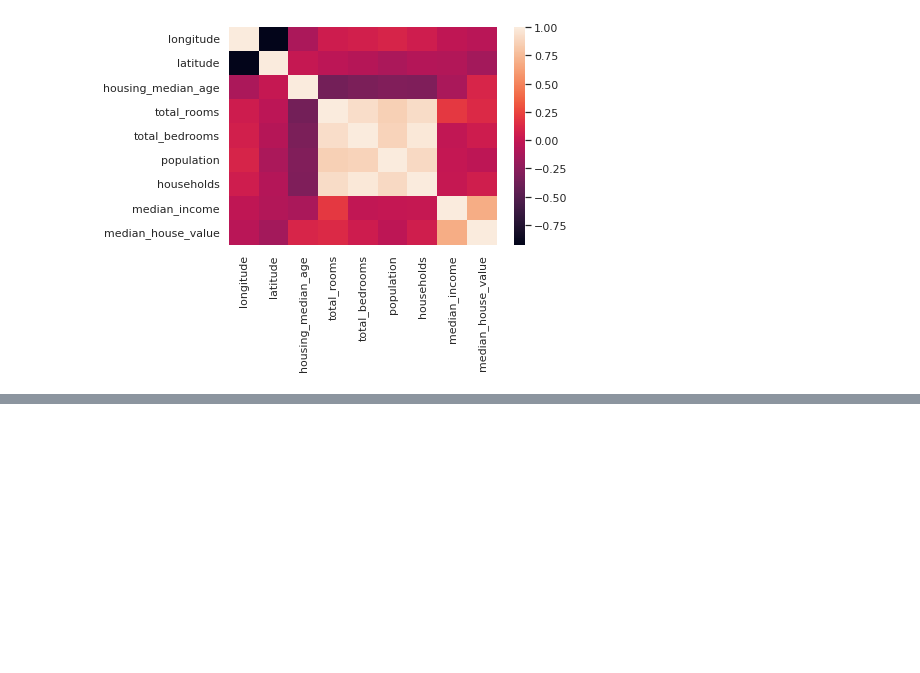
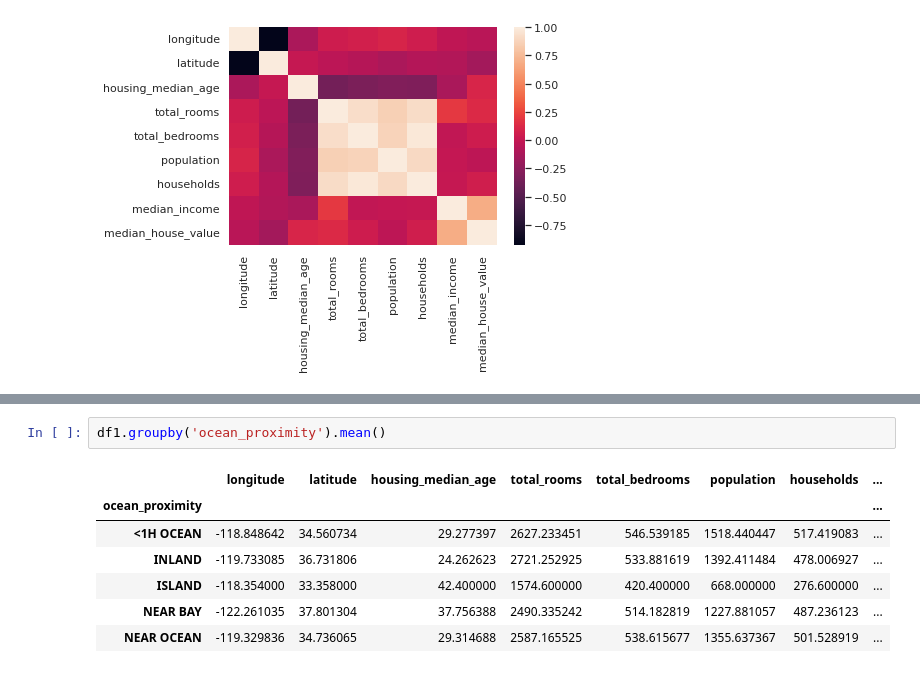
Before and after one commit to chaubeyarvind/DataAnalytics-NumPY, a Jupyter notebook: ArvindChaubey_DataAnalytics_Sep27_2022.ipynb, the cells around one changed output, grey strips where cells are left out. Drawn from its saved outputs; the diff is of its cells as text; blank space fills up the shorter version.

```diff
--- a/ArvindChaubey_DataAnalytics_Sep27_2022.ipynb
+++ b/ArvindChaubey_DataAnalytics_Sep27_2022.ipynb
@@ -545,0 +587,10 @@ sns.heatmap(df1.corr())
+# %%
+df1.groupby('ocean_proximity').mean()
+# %% [output]
+|  | longitude | latitude | housing_median_age | total_rooms | total_bedrooms | population | households | ... |
+| ocean_proximity |  |  |  |  |  |  |  | ... |
+| <1H OCEAN | -118.848642 | 34.560734 | 29.277397 | 2627.233451 | 546.539185 | 1518.440447 | 517.419083 | ... |
+| INLAND | -119.733085 | 36.731806 | 24.262623 | 2721.252925 | 533.881619 | 1392.411484 | 478.006927 | ... |
+| ISLAND | -118.354000 | 33.358000 | 42.400000 | 1574.600000 | 420.400000 | 668.000000 | 276.600000 | ... |
+| NEAR BAY | -122.261035 | 37.801304 | 37.756388 | 2490.335242 | 514.182819 | 1227.881057 | 487.236123 | ... |
+| NEAR OCEAN | -119.329836 | 34.736065 | 29.314688 | 2587.165525 | 538.615677 | 1355.637367 | 501.528919 | ... |
```
Also changed, not shown: parts of 7 cells of this notebook.
